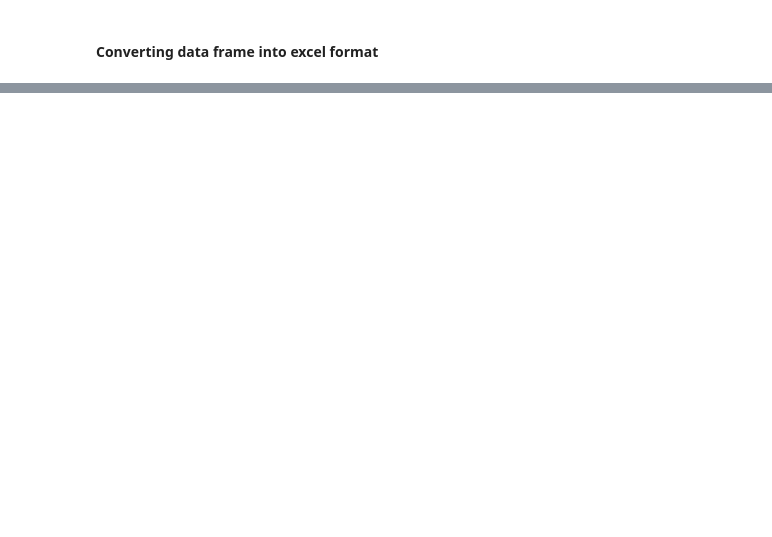
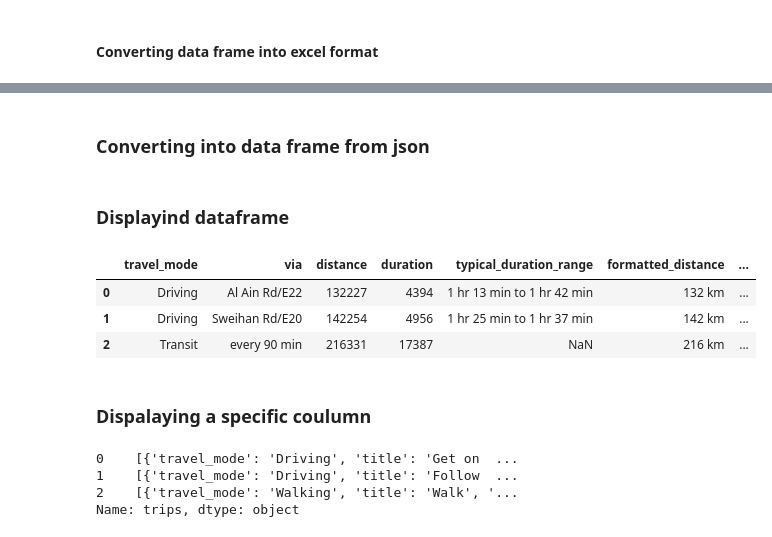
Before and after one commit to asifmushkin/Web-Scrape, a Jupyter notebook: 001_Google_Map/scrape.ipynb, the cells around one changed output, grey strips where cells are left out. Saved outputs shown, nothing was run; the diff lists cells and outputs as text; code cells hidden in the pictures; blank space fills up the shorter version.

```diff
--- a/001_Google_Map/scrape.ipynb
+++ b/001_Google_Map/scrape.ipynb
@@ -83,0 +163,13 @@ df_results.to_excel("results.xlsx",index=True)
+# %%
+from serpapi import GoogleSearch
+
+params = {
+  "engine": "google_maps_directions",
+  "start_addr": "Shakhboot Bin Sultan St, Central District - Abu Dhabi",
+  "end_addr": "Hamdan Bin Mohammed St / Hazza Bin Zayed Stadium, Al Tiwayya - Abu Dhabi",
+  "api_key": serp_api_key
+}
+
+search = GoogleSearch(params)
+results = search.get_dict()
+directions = results["directions"]
@@ -83,0 +198,22 @@ df_results.to_excel("results.xlsx",index=True)
+# %% [markdown]
+### Converting into data frame from json
+# %%
+df_direction = pd.DataFrame(directions)
+# %% [markdown]
+### Displayind dataframe
+# %%
+df_direction
+# %% [output]
+|  | travel_mode | via | distance | duration | typical_duration_range | formatted_distance | ... |
+| 0 | Driving | Al Ain Rd/E22 | 132227 | 4394 | 1 hr 13 min to 1 hr 42 min | 132 km | ... |
+| 1 | Driving | Sweihan Rd/E20 | 142254 | 4956 | 1 hr 25 min to 1 hr 37 min | 142 km | ... |
+| 2 | Transit | every 90 min | 216331 | 17387 | NaN | 216 km | ... |
+# %% [markdown]
+### Dispalaying a specific coulumn
+# %%
+df_direction["trips"]
+# %% [output]
+0    [{'travel_mode': 'Driving', 'title': 'Get on  ...
+1    [{'travel_mode': 'Driving', 'title': 'Follow  ...
+2    [{'travel_mode': 'Walking', 'title': 'Walk', '...
+Name: trips, dtype: object
```
Also changed, not shown: parts of 18 cells of this notebook.
